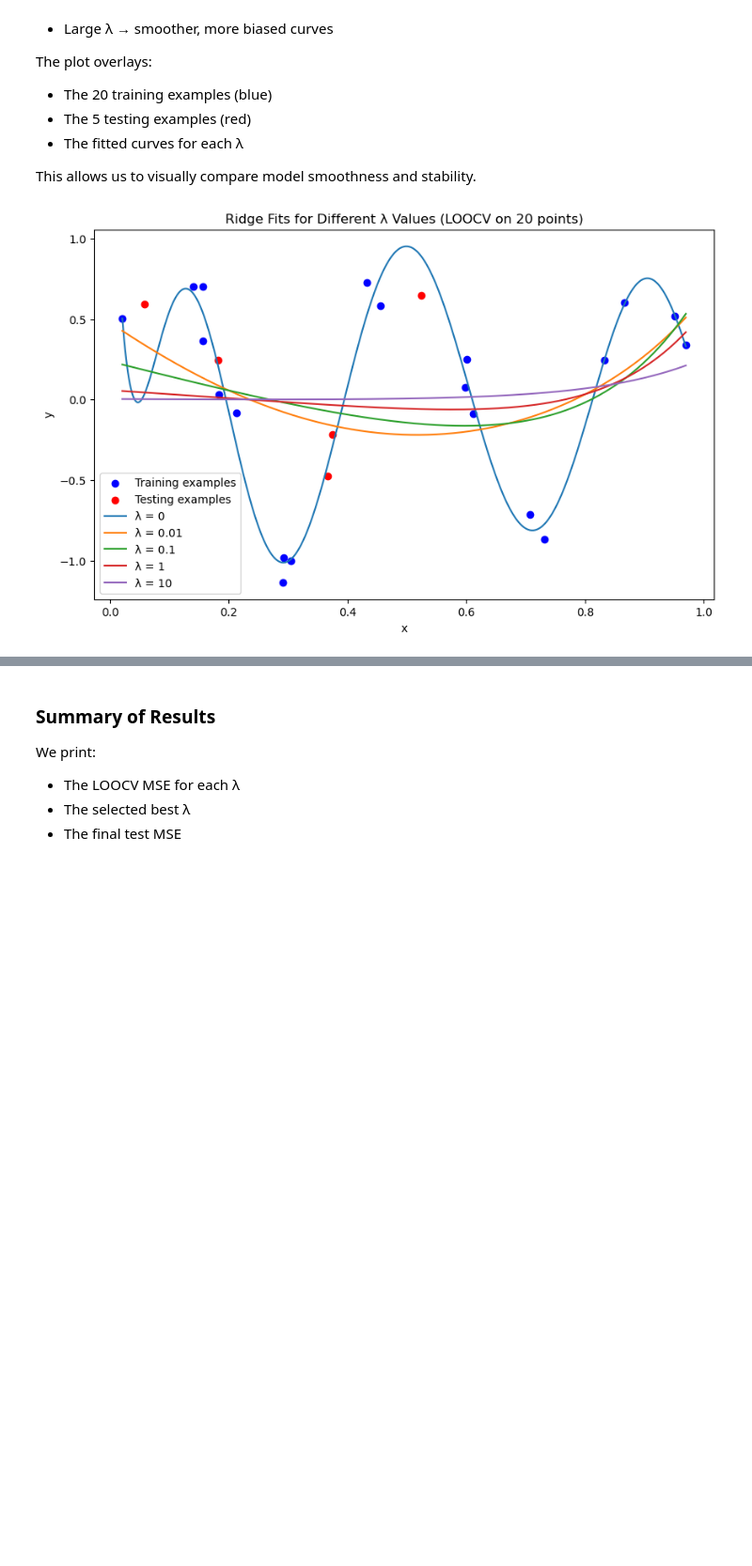
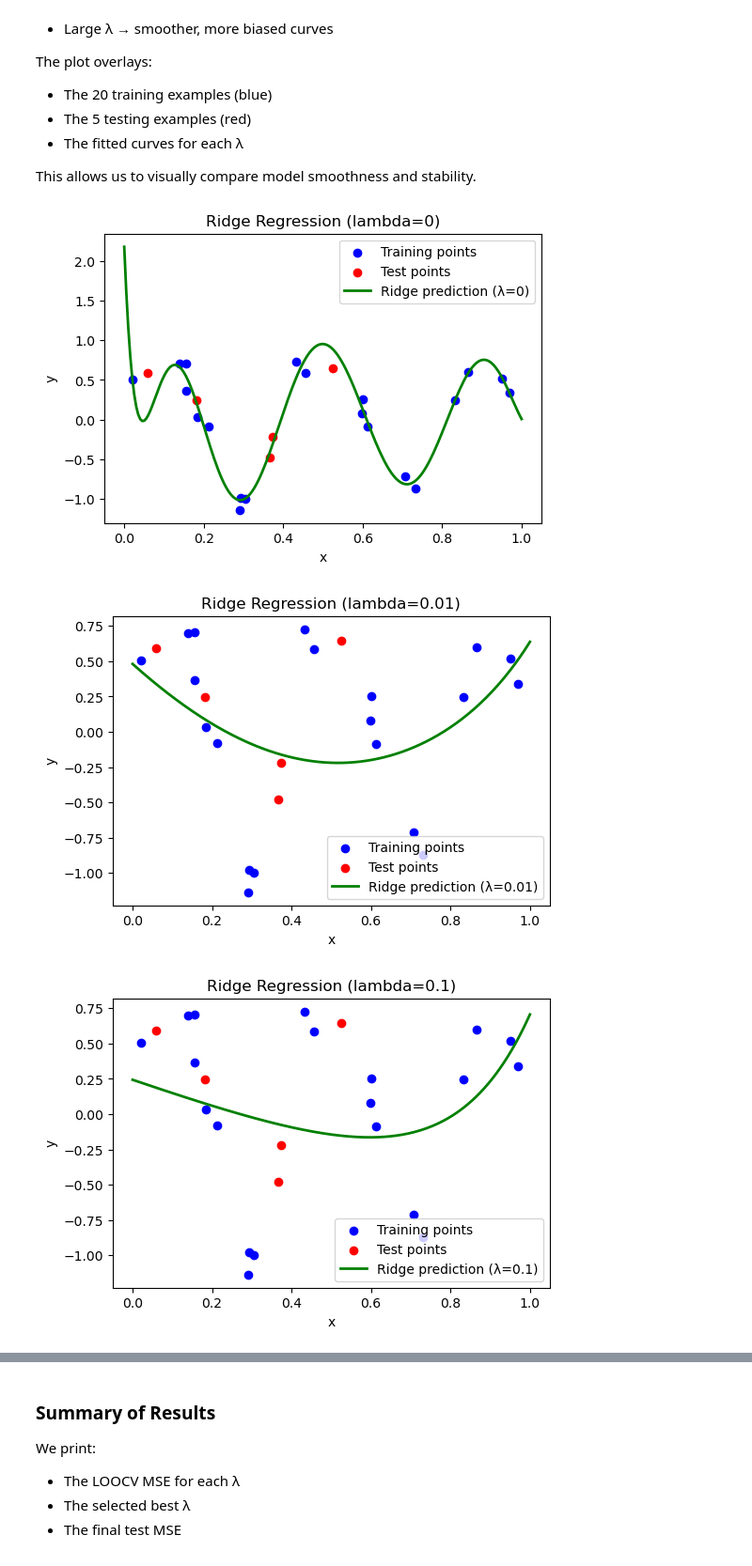
Before and after one commit to Ahmad-K-Hamdan/Assignment-2, a Jupyter notebook: Non Linear Regression.ipynb, the cells around one changed output, grey strips where cells are left out. Shown at 94% size. Cells and saved outputs as stored; diff of their text form; code cells hidden in the pictures; blank space fills up the shorter version.

```diff
--- a/Non Linear Regression.ipynb
+++ b/Non Linear Regression.ipynb
@@ -159,24 +82,26 @@ The plot overlays:
 
 This allows us to visually compare model smoothness and stability.
 # %%
-plt.figure(figsize=(10,6))
+lambdas = [0, 0.01, 0.1, 1, 10]
 
-plt.scatter(x_cv, y_cv, color='blue', label='Training examples')
-plt.scatter(x_test, y_test, color='red', label='Testing examples')
-
-grid = np.linspace(x.min(), x.max(), 600)
-X_grid = np.column_stack([grid**k for k in range(degree + 1)])
+x_plot = np.linspace(0, 1, 200)
+X_plot = np.column_stack([x_plot**k for k in range(X.shape[1])])
 
 for lam in lambdas:
-    model = Ridge(alpha=lam, fit_intercept=False)
-    model.fit(X_cv, y_cv)
-    y_pred_grid = model.predict(X_grid)
-    plt.plot(grid, y_pred_grid, label=f"λ = {lam}")
+    model = Ridge(alpha=lam, fit_intercept=True)
+    model.fit(X_temp, y_temp)
+    y_plot = model.predict(X_plot)
 
-plt.title("Ridge Fits for Different λ Values (LOOCV on 20 points)")
-plt.xlabel("x")
-plt.ylabel("y")
-plt.legend()
-plt.show()
+    plt.figure(figsize=(6,4))
+    plt.scatter(x_temp, y_temp, color='blue', label='Training points')
+    plt.scatter(x_test, y_test, color='red', label='Test points')
+    plt.plot(x_plot, y_plot, color='green', label=f'Ridge prediction (λ={lam})', linewidth=2)
+    plt.title(f'Ridge Regression (lambda={lam})')
+    plt.xlabel('x')
+    plt.ylabel('y')
+    plt.legend()
+    plt.show()
 # %% [output]
-[figure, old version]
+[figure, new version]
+[figure, added]
+[figure, added]
```
Also changed, not shown: parts of 9 cells of this notebook.
